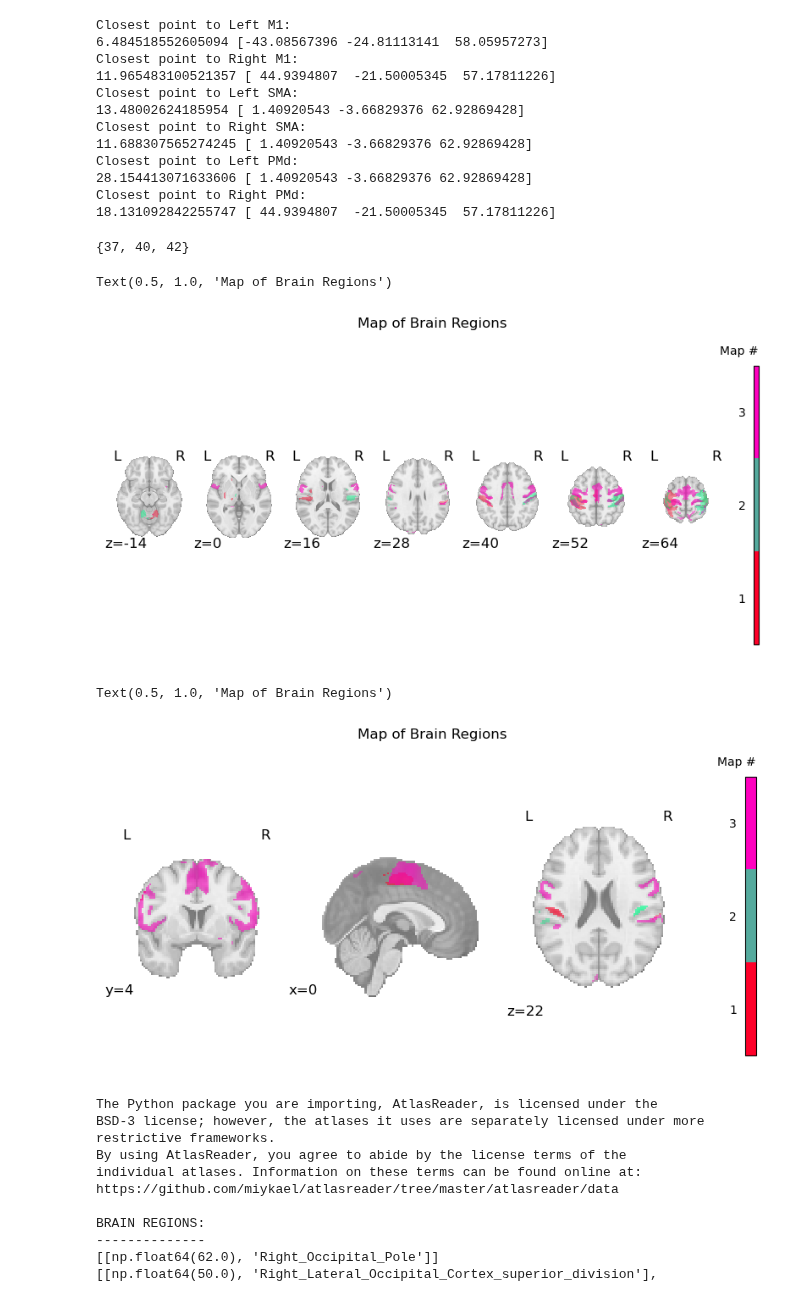
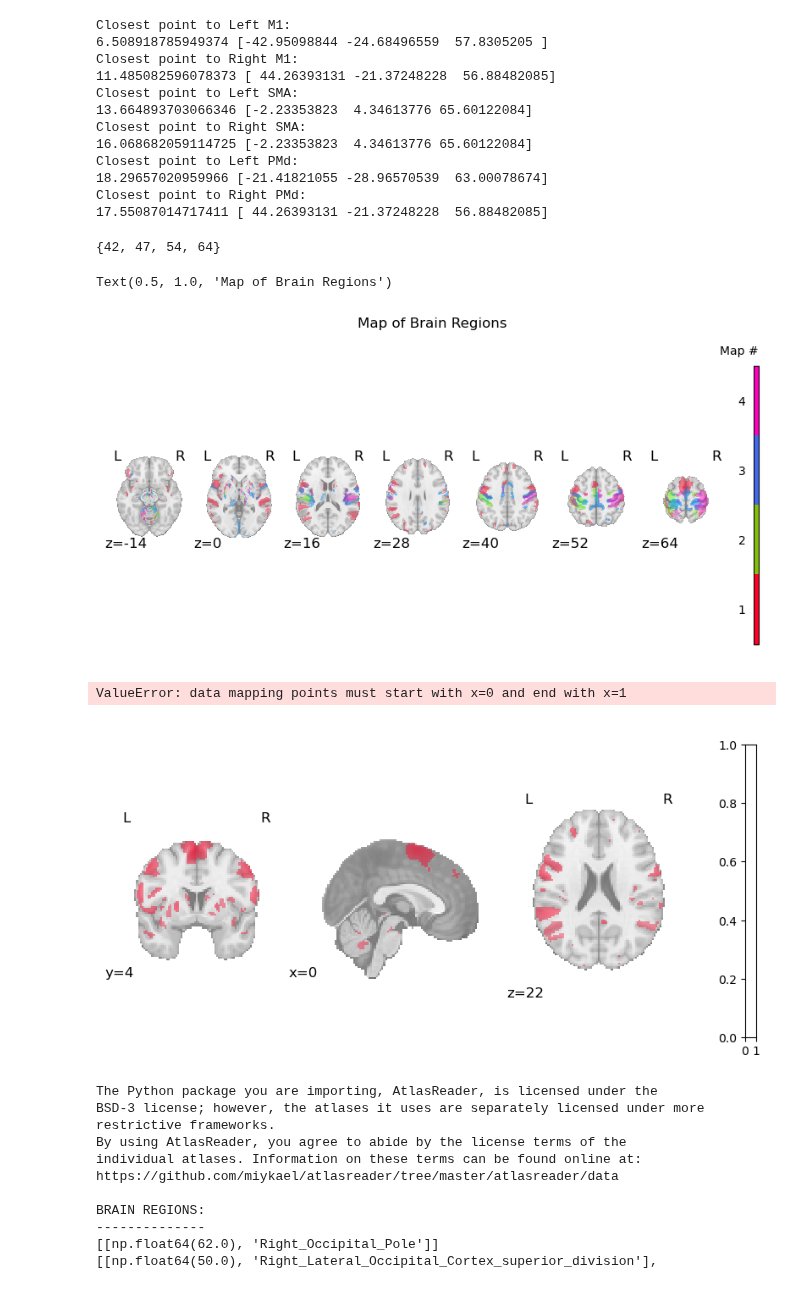
Before and after one commit to vickyli1015/Public-DSC180B-Functional-Connectivity-Project, a Jupyter notebook: rois.ipynb, the cells around one changed output. Saved outputs shown, nothing was run; the diff lists cells and outputs as text; code cells hidden in the pictures.

```diff
--- a/rois.ipynb
+++ b/rois.ipynb
@@ -9,8 +9,8 @@ import pandas as pd
 import matplotlib.pyplot as plt
 # %%
 %run loading_data.ipynb
-# sub_data = load_txt(n=200)
+sub_data = load_txt(n=200)
 unrestricted_data = load_unrestricted()
 restricted_data = load_restricted()
-atlas = load_atlas(n=100)
+atlas = load_atlas(n=200)
 # %% [output]
@@ -74,21 +82,21 @@ for k, v in rois.items():
     all_points.add(closest)
 # %% [output]
 Closest point to Left M1:
-6.484518552605094 [-43.08567396 -24.81113141  58.05957273]
+6.508918785949374 [-42.95098844 -24.68496559  57.8305205 ]
 Closest point to Right M1:
-11.965483100521357 [ 44.9394807  -21.50005345  57.17811226]
+11.485082596078373 [ 44.26393131 -21.37248228  56.88482085]
 Closest point to Left SMA:
-13.48002624185954 [ 1.40920543 -3.66829376 62.92869428]
+13.664893703066346 [-2.23353823  4.34613776 65.60122084]
 Closest point to Right SMA:
-11.688307565274245 [ 1.40920543 -3.66829376 62.92869428]
+16.068682059114725 [-2.23353823  4.34613776 65.60122084]
 Closest point to Left PMd:
-28.154413071633606 [ 1.40920543 -3.66829376 62.92869428]
+18.29657020959966 [-21.41821055 -28.96570539  63.00078674]
 Closest point to Right PMd:
-18.131092842255747 [ 44.9394807  -21.50005345  57.17811226]
+17.55087014717411 [ 44.26393131 -21.37248228  56.88482085]
 # %%
 all_points
 # %% [output]
-{37, 40, 42}
+{42, 47, 54, 64}
 # %%
 fig, axs = plt.subplots(nrows=1, figsize=(10, 5))
 selected_regions = image.index_img(atlas, list(all_points))
@@ -96,15 +104,15 @@ plotting.plot_prob_atlas(selected_regions, colorbar=True, draw_cross=False, axes
 axs.set_title("Map of Brain Regions")
 # %% [output]
 Text(0.5, 1.0, 'Map of Brain Regions')
-[figure, old version]
+[figure, new version]
 # %%
 fig, axs = plt.subplots(nrows=1, figsize=(10, 5))
-selected_regions = image.index_img(atlas, list(all_points))
+selected_regions = image.index_img(atlas, list(all_points)[:1])
 plotting.plot_prob_atlas(selected_regions, colorbar=True, draw_cross=False, axes=axs)
 axs.set_title("Map of Brain Regions")
 # %% [output]
-Text(0.5, 1.0, 'Map of Brain Regions')
+ValueError: data mapping points must start with x=0 and end with x=1
-[figure, old version]
+[figure, new version]
 # %%
 #finding the names of the ROIs
 
```
Also changed, not shown: parts of 1 cell of this notebook, 1 other file.
